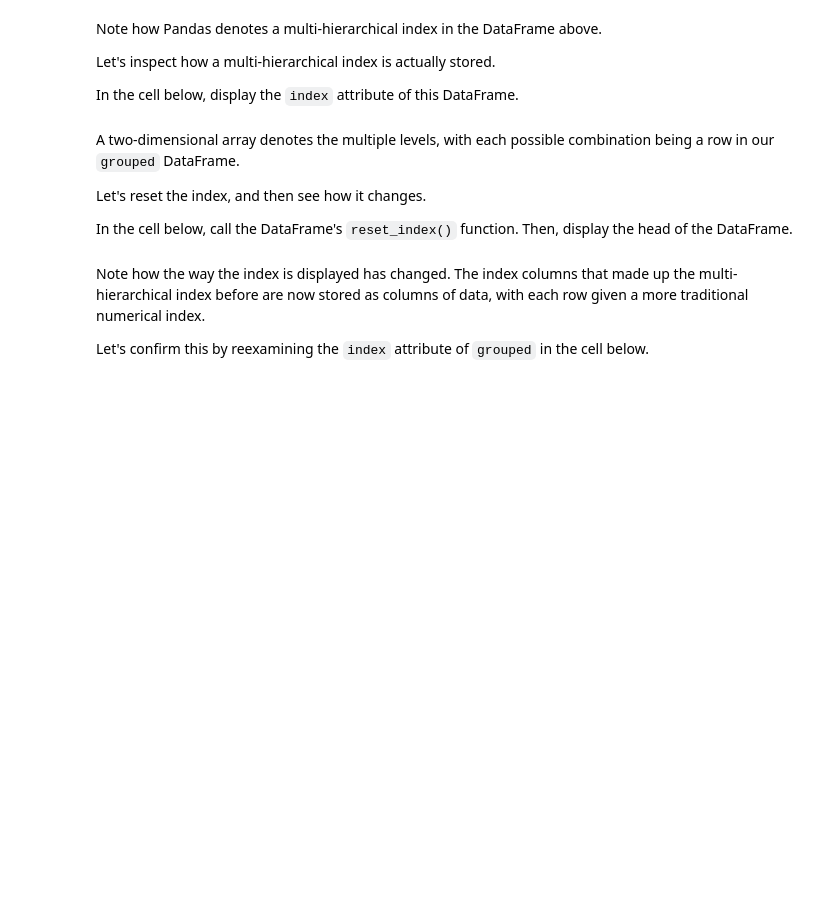
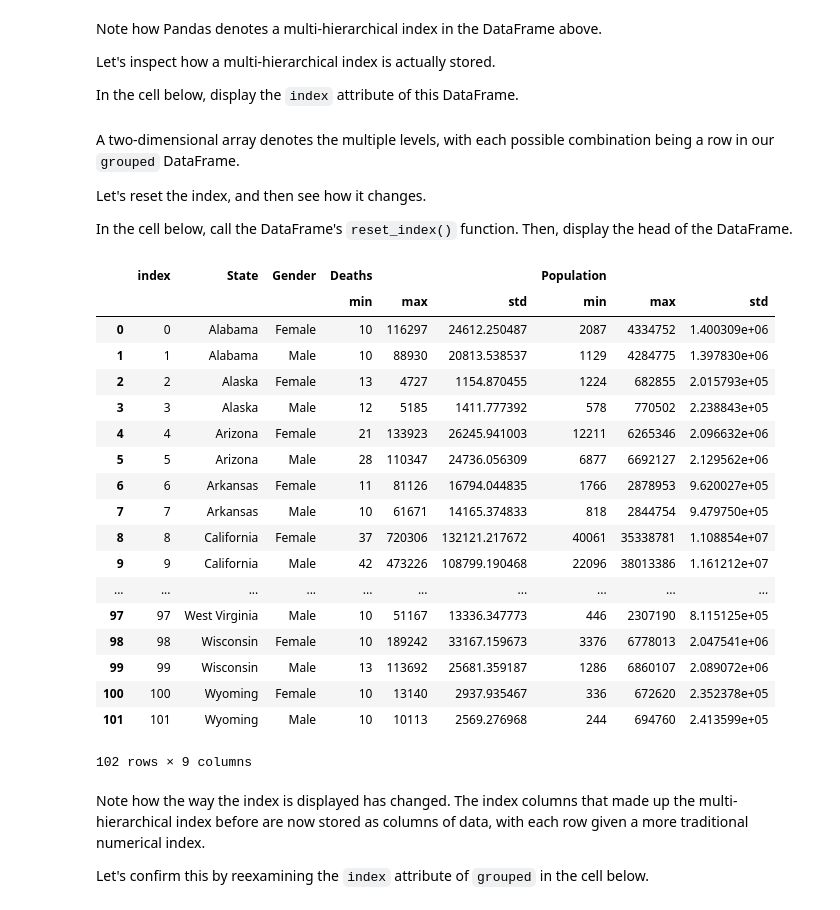
Before and after one commit to AustinKrause/dsc-1-04-09-pivot-tables-with-pandas-lab-nyc-ds-career-031119, a Jupyter notebook: index.ipynb, the cells around one changed output. Saved outputs shown, nothing was run; the diff lists cells and outputs as text; code cells hidden in the pictures; blank space fills up the shorter version.

```diff
--- a/index.ipynb
+++ b/index.ipynb
@@ -267,7 +267,28 @@ Let's reset the index, and then see how it changes.
 In the cell below, call the DataFrame's `reset_index()` function.  Then, display the head of the DataFrame.
 # %%
 # First, reset the index. Notice the subtle difference; State and Gender are now columns rather then the index.
-grouped =
+grouped = grouped.reset_index()
+grouped.heaD
+# %% [output]
+|  | index | State | Gender | Deaths |  |  | Population |  |  |
+|  |  |  |  | min | max | std | min | max | std |
+| 0 | 0 | Alabama | Female | 10 | 116297 | 24612.250487 | 2087 | 4334752 | 1.400309e+06 |
+| 1 | 1 | Alabama | Male | 10 | 88930 | 20813.538537 | 1129 | 4284775 | 1.397830e+06 |
+| 2 | 2 | Alaska | Female | 13 | 4727 | 1154.870455 | 1224 | 682855 | 2.015793e+05 |
+| 3 | 3 | Alaska | Male | 12 | 5185 | 1411.777392 | 578 | 770502 | 2.238843e+05 |
+| 4 | 4 | Arizona | Female | 21 | 133923 | 26245.941003 | 12211 | 6265346 | 2.096632e+06 |
+| 5 | 5 | Arizona | Male | 28 | 110347 | 24736.056309 | 6877 | 6692127 | 2.129562e+06 |
+| 6 | 6 | Arkansas | Female | 11 | 81126 | 16794.044835 | 1766 | 2878953 | 9.620027e+05 |
+| 7 | 7 | Arkansas | Male | 10 | 61671 | 14165.374833 | 818 | 2844754 | 9.479750e+05 |
+| 8 | 8 | California | Female | 37 | 720306 | 132121.217672 | 40061 | 35338781 | 1.108854e+07 |
+| 9 | 9 | California | Male | 42 | 473226 | 108799.190468 | 22096 | 38013386 | 1.161212e+07 |
+| ... | ... | ... | ... | ... | ... | ... | ... | ... | ... |
+| 97 | 97 | West Virginia | Male | 10 | 51167 | 13336.347773 | 446 | 2307190 | 8.115125e+05 |
+| 98 | 98 | Wisconsin | Female | 10 | 189242 | 33167.159673 | 3376 | 6778013 | 2.047541e+06 |
+| 99 | 99 | Wisconsin | Male | 13 | 113692 | 25681.359187 | 1286 | 6860107 | 2.089072e+06 |
+| 100 | 100 | Wyoming | Female | 10 | 13140 | 2937.935467 | 336 | 672620 | 2.352378e+05 |
+| 101 | 101 | Wyoming | Male | 10 | 10113 | 2569.276968 | 244 | 694760 | 2.413599e+05 |
+102 rows × 9 columns
 # %% [markdown]
 Note how the way the index is displayed has changed.  The index columns that made up the multi-hierarchical index before are now stored as columns of data, with each row given a more traditional numerical index.
 
```
